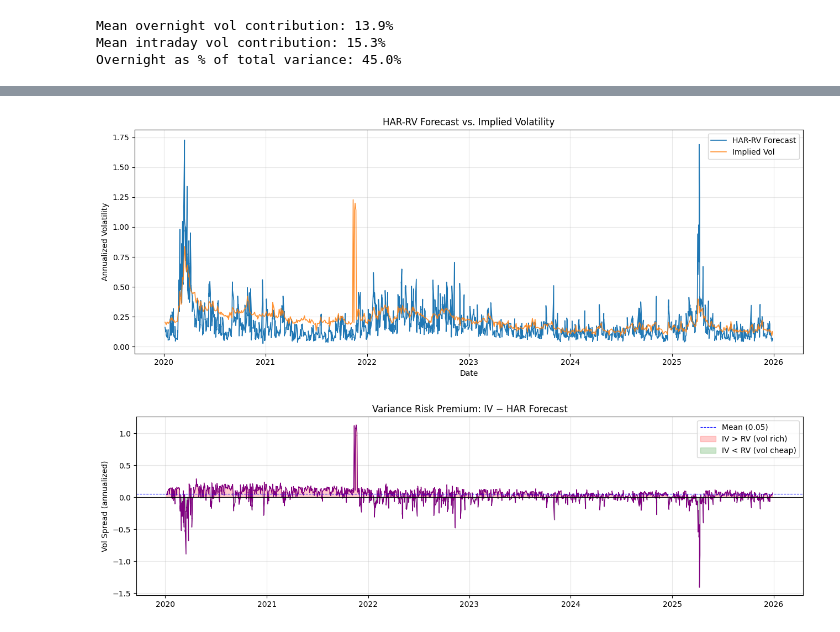
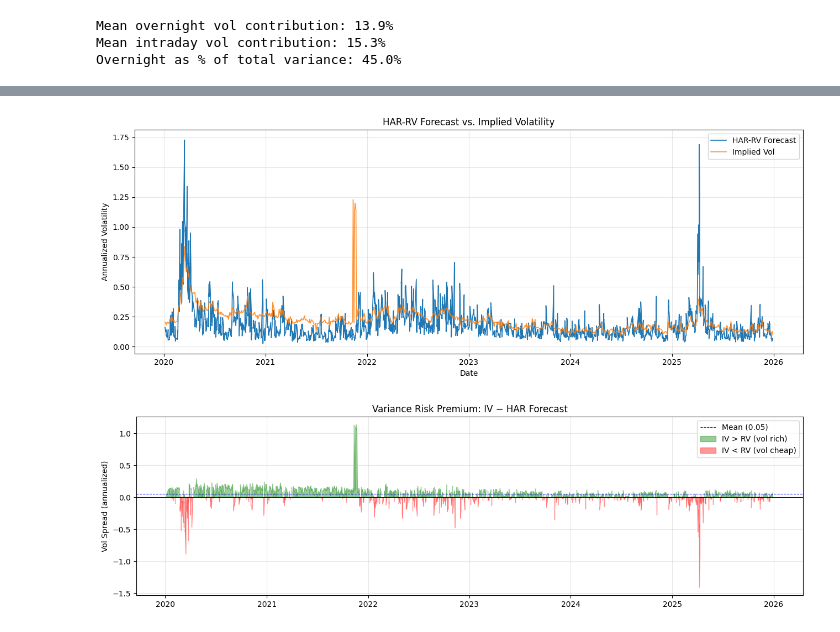
Before and after one commit to ElanPodo/volatility_surface_signals, a Jupyter notebook: notebooks/02_rv_vs_iv_analysis.ipynb, the cells around one changed output, grey strips where cells are left out. Drawn from its saved outputs; the diff is of its cells as text; code cells hidden in the pictures.

```diff
--- a/notebooks/02_rv_vs_iv_analysis.ipynb
+++ b/notebooks/02_rv_vs_iv_analysis.ipynb
@@ -121,17 +121,14 @@ iv_daily = atm_30d.groupby('date')['vol'].mean()
 model, har = har_rv(merged)
 print(model.summary())
 
-# Convert variance forecast to volatility (annualized) to compare with IV
-# IV is typically quoted as annualized vol (e.g., 0.20 = 20%), so take sqrt
 har['HAR vol'] = np.sqrt(har['RV Forecast(t+1)'])
 
-# Align with IV — assumes sp['vol'] is annualized IV in decimal form (0.20 not 20)
 plot_df = pd.DataFrame({'HAR Forecast Vol': har['HAR vol'], 'Implied Vol': iv_daily}).dropna()
 
 # Plot
 fig, ax = plt.subplots(figsize=(13, 5))
 ax.plot(plot_df.index, plot_df['HAR Forecast Vol'], label='HAR-RV Forecast', linewidth=1.2)
-ax.plot(plot_df.index, plot_df['Implied Vol'],     label='Implied Vol', linewidth=1.2, alpha=0.85)
+ax.plot(plot_df.index, plot_df['Implied Vol'], label='Implied Vol', linewidth=1.2, alpha=0.85)
 ax.set_title('HAR-RV Forecast vs. Implied Volatility')
 ax.set_ylabel('Annualized Volatility')
 ax.set_xlabel('Date')
@@ -143,13 +140,12 @@ plt.show()
 plot_df['IV_minus_RV'] = plot_df['Implied Vol'] - plot_df['HAR Forecast Vol']
 
 fig, ax = plt.subplots(figsize=(13, 4))
-ax.plot(plot_df.index, plot_df['IV_minus_RV'], color='purple', linewidth=1)
 ax.axhline(0, color='black', linewidth=0.8)
 ax.axhline(plot_df['IV_minus_RV'].mean(), color="blue", linewidth=0.8, linestyle="--", label=f"Mean ({plot_df['IV_minus_RV'].mean():.2f})")
 ax.fill_between(plot_df.index, plot_df['IV_minus_RV'], 0,
-                where=plot_df['IV_minus_RV'] > 0, alpha=0.2, color='red',  label='IV > RV (vol rich)')
+                where=plot_df['IV_minus_RV'] > 0, alpha=0.4, color='green',  label='IV > RV (vol rich)')
 ax.fill_between(plot_df.index, plot_df['IV_minus_RV'], 0,
-                where=plot_df['IV_minus_RV'] < 0, alpha=0.2, color='green', label='IV < RV (vol cheap)')
+                where=plot_df['IV_minus_RV'] < 0, alpha=0.4, color='red', label='IV < RV (vol cheap)')
 ax.set_title('Variance Risk Premium: IV − HAR Forecast')
 ax.set_ylabel('Vol Spread (annualized)')
 ax.legend()
@@ -167,15 +163,15 @@ Time:                        21:07:18   Log-Likelihood:             1.5481e+05
 No. Observations:               72731   AIC:                        -3.096e+05
 Df Residuals:                   72727   BIC:                        -3.096e+05
 Df Model:                           3
 Covariance Type:                  HAC
 ==============================================================================
 ... (11 lines left out)
 ==============================================================================
 
 Notes:
 [1] Standard Errors are heteroscedasticity and autocorrelation robust (HAC) using 22 lags and without small sample correction
 [figure]
-[figure, old version]
+[figure, new version]
 # %%
 # Find the spike
 spike_date = plot_df['Implied Vol'].idxmax()
```
Also changed, not shown: parts of 3 cells of this notebook, 1 other file.
